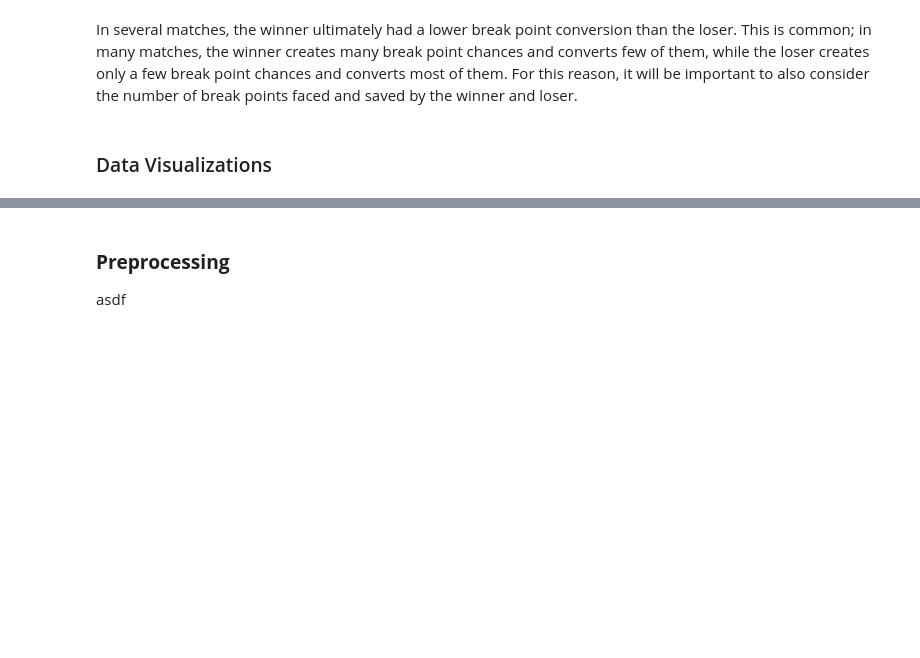
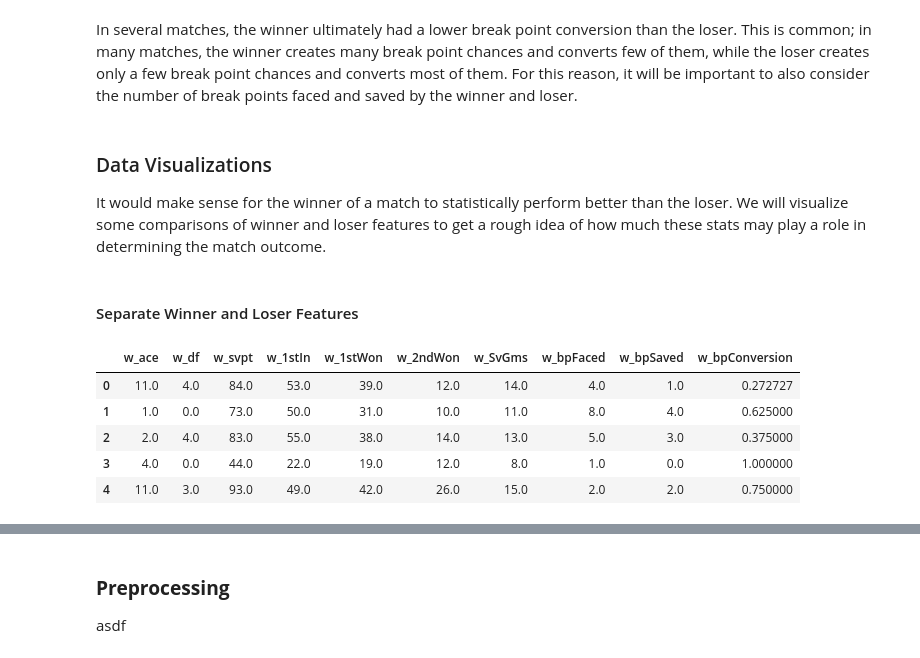
Before and after one commit to AnnambhotlaK/mlproject, a Jupyter notebook: notebook/wta_match_eda.ipynb, the cells around one changed output, grey strips where cells are left out. Cells and saved outputs as stored; diff of their text form; code cells hidden in the pictures; blank space fills up the shorter version.

```diff
--- a/notebook/wta_match_eda.ipynb
+++ b/notebook/wta_match_eda.ipynb
@@ -231,3 +231,7 @@ df.head()
 In several matches, the winner ultimately had a lower break point conversion than the loser. This is common; in many matches, the winner creates many break point chances and converts few of them, while the loser creates only a few break point chances and converts most of them. For this reason, it will be important to also consider the number of break points faced and saved by the winner and loser.
 # %% [markdown]
 ### Data Visualizations
+
+It would make sense for the winner of a match to statistically perform better than the loser. We will visualize some comparisons of winner and loser features to get a rough idea of how much these stats may play a role in determining the match outcome.
+# %% [markdown]
+#### Separate Winner and Loser Features
@@ -233,0 +243,9 @@ In several matches, the winner ultimately had a lower break point conversion tha
+# %%
+w_stats.head()
+# %% [output]
+|  | w_ace | w_df | w_svpt | w_1stIn | w_1stWon | w_2ndWon | w_SvGms | w_bpFaced | w_bpSaved | w_bpConversion |
+| 0 | 11.0 | 4.0 | 84.0 | 53.0 | 39.0 | 12.0 | 14.0 | 4.0 | 1.0 | 0.272727 |
+| 1 | 1.0 | 0.0 | 73.0 | 50.0 | 31.0 | 10.0 | 11.0 | 8.0 | 4.0 | 0.625000 |
+| 2 | 2.0 | 4.0 | 83.0 | 55.0 | 38.0 | 14.0 | 13.0 | 5.0 | 3.0 | 0.375000 |
+| 3 | 4.0 | 0.0 | 44.0 | 22.0 | 19.0 | 12.0 | 8.0 | 1.0 | 0.0 | 1.000000 |
+| 4 | 11.0 | 3.0 | 93.0 | 49.0 | 42.0 | 26.0 | 15.0 | 2.0 | 2.0 | 0.750000 |
```
Also changed, not shown: parts of 7 cells of this notebook, 1 other file.
